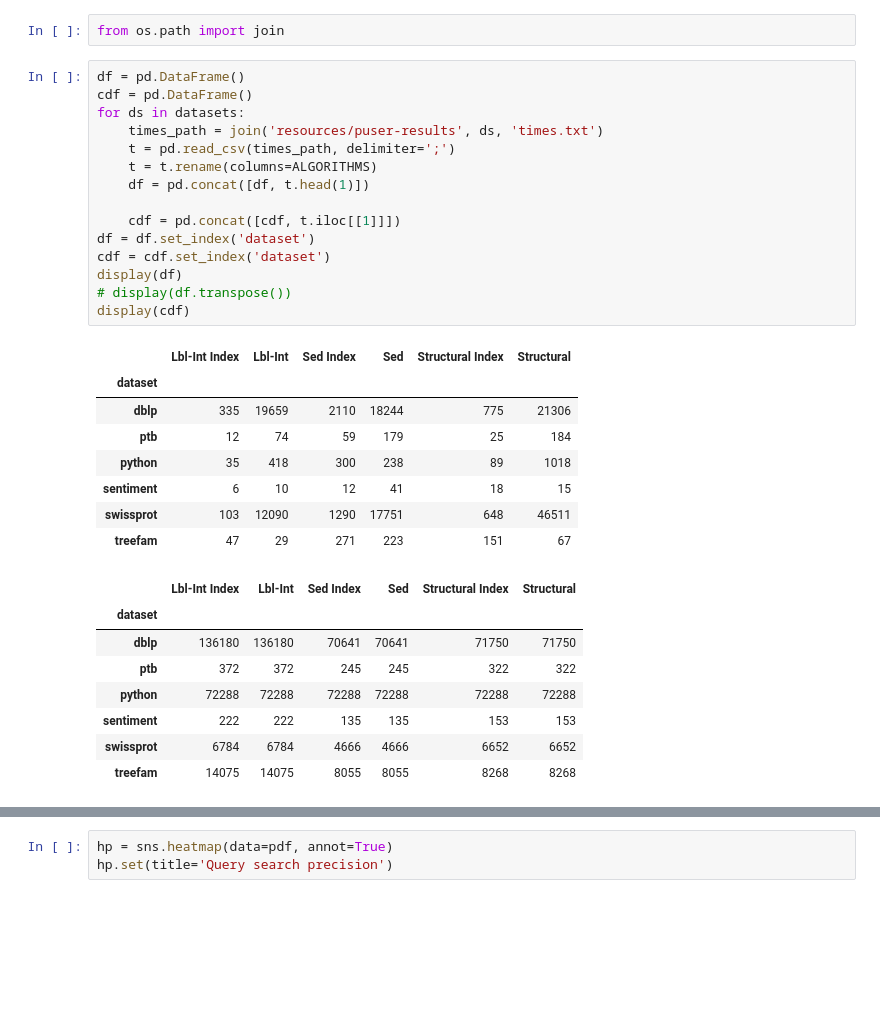
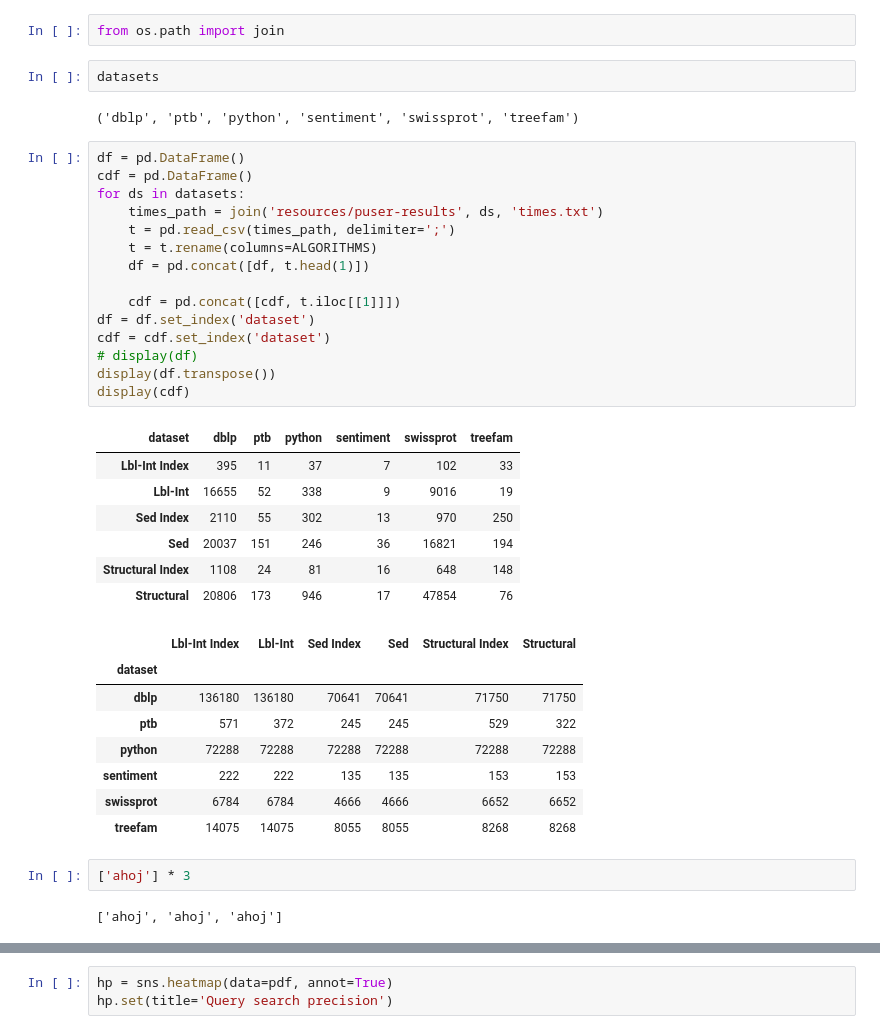
Before and after one commit to LukMRVC/tree-statistics, a Jupyter notebook: TED-viz.ipynb, the cells around one changed output, grey strips where cells are left out. Drawn from its saved outputs; the diff is of its cells as text; blank space fills up the shorter version.

```diff
--- a/TED-viz.ipynb
+++ b/TED-viz.ipynb
@@ -582,37 +582,44 @@ df['LB time'].sum() / 1000 / 1000
 186.34054999999998
 # %%
 from os.path import join
+# %%
+datasets
+# %% [output]
+('dblp', 'ptb', 'python', 'sentiment', 'swissprot', 'treefam')
 # %%
 df = pd.DataFrame()
 cdf = pd.DataFrame()
 for ds in datasets:
     times_path = join('resources/puser-results', ds, 'times.txt')
     t = pd.read_csv(times_path, delimiter=';')
     t = t.rename(columns=ALGORITHMS)
     df = pd.concat([df, t.head(1)])
 
     cdf = pd.concat([cdf, t.iloc[[1]]])
 df = df.set_index('dataset')
 cdf = cdf.set_index('dataset')
-display(df)
-# display(df.transpose())
+# display(df)
+display(df.transpose())
 display(cdf)
 # %% [output]
-|  | Lbl-Int Index | Lbl-Int | Sed Index | Sed | Structural Index | Structural |
-| dataset |  |  |  |  |  |  |
-| dblp | 335 | 19659 | 2110 | 18244 | 775 | 21306 |
-| ptb | 12 | 74 | 59 | 179 | 25 | 184 |
-| python | 35 | 418 | 300 | 238 | 89 | 1018 |
-| sentiment | 6 | 10 | 12 | 41 | 18 | 15 |
-| swissprot | 103 | 12090 | 1290 | 17751 | 648 | 46511 |
-| treefam | 47 | 29 | 271 | 223 | 151 | 67 |
+| dataset | dblp | ptb | python | sentiment | swissprot | treefam |
+| Lbl-Int Index | 395 | 11 | 37 | 7 | 102 | 33 |
+| Lbl-Int | 16655 | 52 | 338 | 9 | 9016 | 19 |
+| Sed Index | 2110 | 55 | 302 | 13 | 970 | 250 |
+| Sed | 20037 | 151 | 246 | 36 | 16821 | 194 |
+| Structural Index | 1108 | 24 | 81 | 16 | 648 | 148 |
+| Structural | 20806 | 173 | 946 | 17 | 47854 | 76 |
 |  | Lbl-Int Index | Lbl-Int | Sed Index | Sed | Structural Index | Structural |
 | dataset |  |  |  |  |  |  |
 | dblp | 136180 | 136180 | 70641 | 70641 | 71750 | 71750 |
-| ptb | 372 | 372 | 245 | 245 | 322 | 322 |
+| ptb | 571 | 372 | 245 | 245 | 529 | 322 |
 | python | 72288 | 72288 | 72288 | 72288 | 72288 | 72288 |
 | sentiment | 222 | 222 | 135 | 135 | 153 | 153 |
 | swissprot | 6784 | 6784 | 4666 | 4666 | 6652 | 6652 |
 | treefam | 14075 | 14075 | 8055 | 8055 | 8268 | 8268 |
+# %%
+['ahoj'] * 3
+# %% [output]
+['ahoj', 'ahoj', 'ahoj']
 # %%
 pdf = pd.DataFrame()
```
Also changed, not shown: parts of 18 cells of this notebook.
